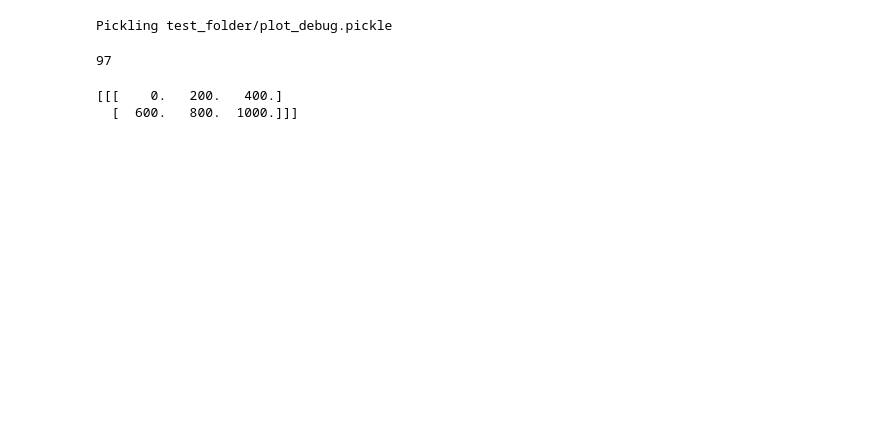
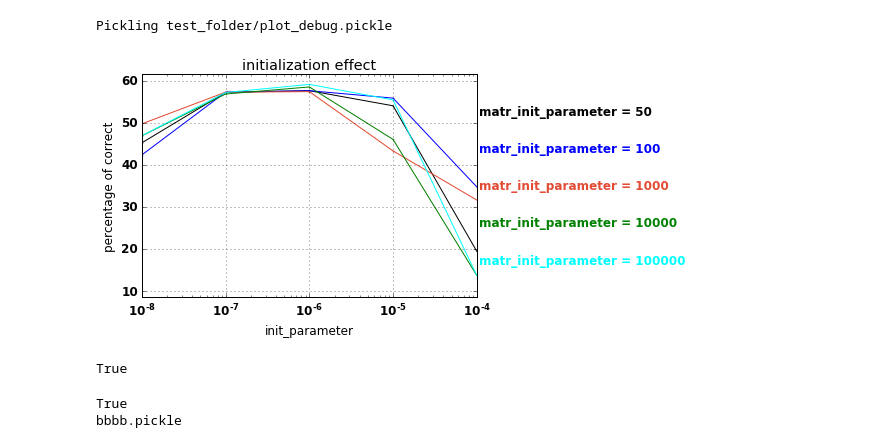
Before and after one commit to deeppavlov/char-language-model, a Jupyter notebook: HM_LSTM.ipynb, the cells around one changed output. Drawn from its saved outputs; the diff is of its cells as text; code cells hidden in the pictures; blank space fills up the shorter version.

```diff
--- a/HM_LSTM.ipynb
+++ b/HM_LSTM.ipynb
@@ -1101,6 +1309,6 @@ Number of steps = 1000     Percentage = 62.88%     Time = 390s     Learning rate
 # %%
-folder_name = 'test_folder'
-pickle_file = 'plot_debug.pickle'
+folder_name = 'HM_LSTM/server/thirteenth'
+pickle_file = 'thirteenth.pickle'
 
 with open(folder_name + '/' + pickle_file, 'rb') as f:
   save = pickle.load(f)
@@ -1128,17 +1344,3 @@ except Exception as e:
     print('Unable to save data to', file_name, ':', e)
 # %% [output]
 Pickling test_folder/plot_debug.pickle
-# %%
-from plot_module import text_boundaries_plot
-for step in save_steps:
-    text_list, boundary_list = model.run_for_analitics(model.get_boundaries,
-                                                'HM_LSTM/variables/third'+str(step),
-                                                [10, 75, None])
-
-    for i in range(10):
-        text_boundaries_plot(text_list[i],
-                    boundary_list[i],
-                    'boundaries by layer',
-                    ['HM_LSTM', 'test_text', 'third', str(step)],
-                    'third' + str(step) + '#%s' % i,
-                    show=False)
@@ -1175,9 +1347,35 @@ for step in save_steps:
-# %%
-print(ord('a'))
-# %% [output]
-97
-# %%
-print(np.ndarray([1, 2, 3]))
-# %% [output]
-[[[    0.   200.   400.]
-  [  600.   800.  1000.]]]
+# %%
+folder_name = 'HM_LSTM/server'
+pickle_file = 'nn128is0.5sg0.5shl1000.pickle'
+
+with open(folder_name + '/' + pickle_file, 'rb') as f:
+  save = pickle.load(f)
+  results_GL = save['results_GL']
+  del save  # hint to help gc free up memory
+# %%
+from plot_module import ComparePlots
+plot_options = {'x': 'log'}
+
+initialization_plots = ComparePlots('HM_LSTM')
+initialization_plots.add_network(results_GL, model._indices)
+# %%
+plot_data, _ = initialization_plots.one_key_layout_data('HM_LSTM_3',
+                                         'init_parameter',
+                                         "matr_init_parameter")
+#print(plot_data[0])
+initialization_plots.save_layout(plot_data[0],
+                    'initialization effect',
+                    ['init_tuning', 'plots'],
+                    'nn128is0.5sg0.5shl1000',
+                     plot_options=plot_options)
+initialization_plots.draw(plot_data[0], 'initialization effect', plot_options=plot_options)
+# %% [output]
+[figure, added]
+# %%
+var = 'aaa'
+if isinstance(var, str):
+    print(True)
+else:
+    print(False)
+# %% [output]
+True
@@ -1183,0 +1388,7 @@ print(np.ndarray([1, 2, 3]))
+# %%
+path, name = split_to_path_name('bbbb.pickle')
+print(path == '')
+print(name)
+# %% [output]
+True
+bbbb.pickle
```
Also changed, not shown: parts of 16 cells of this notebook, 14 other files.
